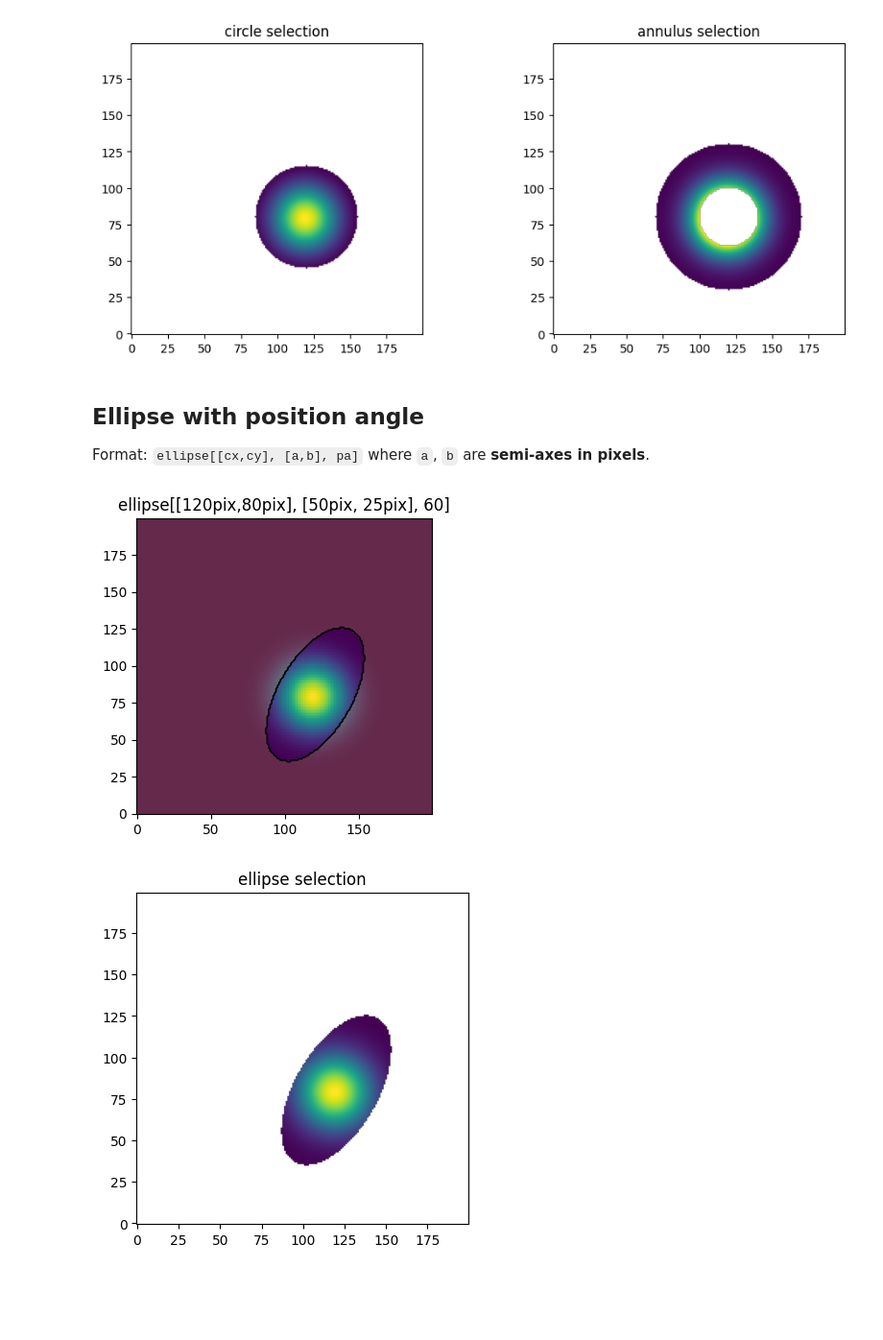
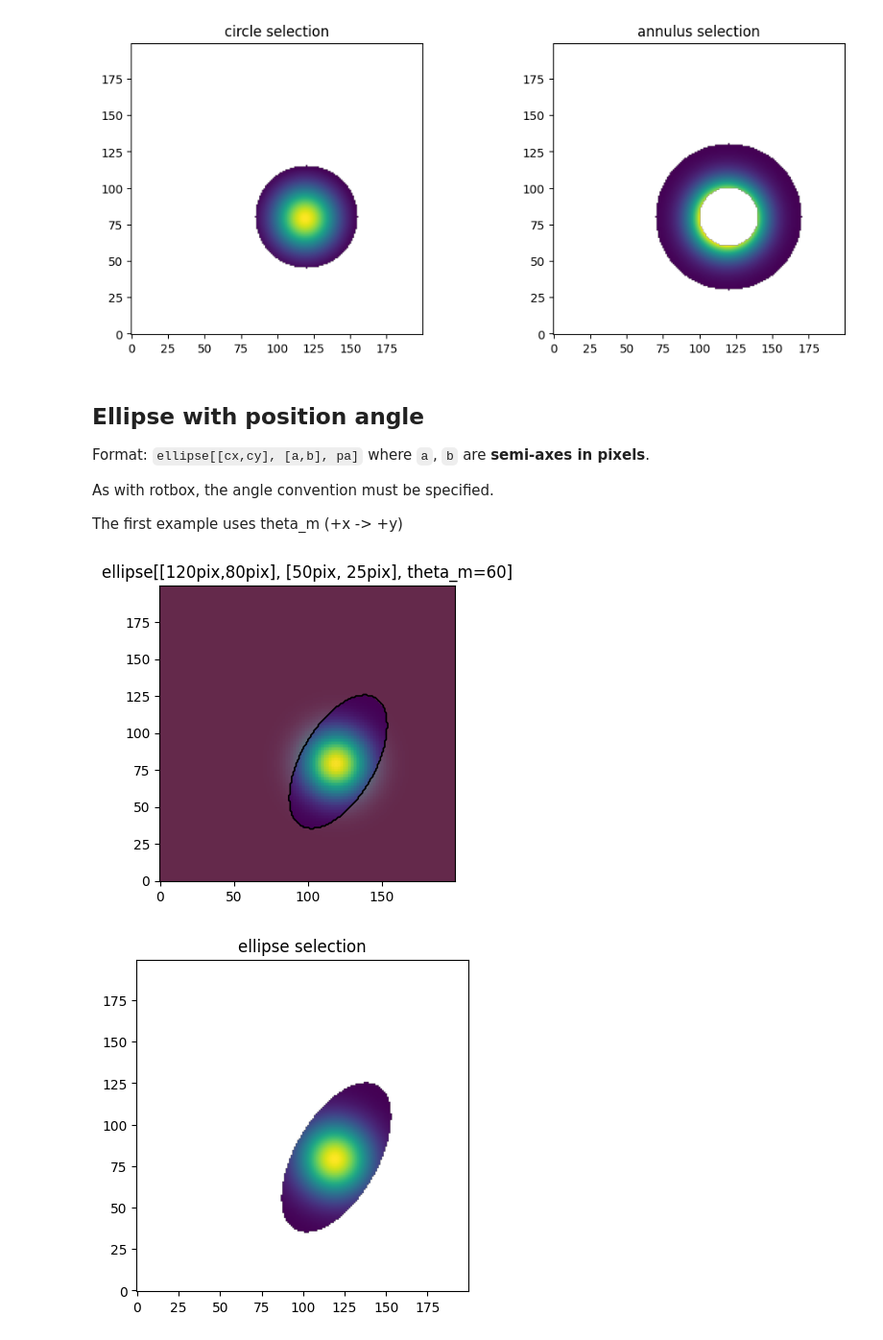
Before and after one commit to casangi/astroviper, a Jupyter notebook: docs/image_selection.ipynb, the cells around one changed output. Shown at 96% size. Cells and saved outputs as stored; diff of their text form; code cells hidden in the pictures; blank space fills up the shorter version.

```diff
--- a/docs/image_selection.ipynb
+++ b/docs/image_selection.ipynb
@@ -257,15 +281,19 @@ plt.show()
 # %% [markdown]
 ## Ellipse with position angle
 Format: `ellipse[[cx,cy], [a,b], pa]` where `a`, `b` are **semi-axes in pixels**.
+
+As with rotbox, the angle convention must be specified.
+
+The first example uses theta_m (+x -> +y)
 # %%
-ellipse = "ellipse[[120pix,80pix], [50pix, 25pix], 60]"  # 60 degrees
+ellipse = "ellipse[[120pix,80pix], [50pix, 25pix], theta_m=60]"  # 60 degrees
 mask_ellipse = select_mask(xda, select=ellipse)
 
 fig, ax = plt.subplots(1, 1, figsize=(5, 4))
 show_mask(ax, xda, mask_ellipse, ellipse)
 plt.show()
 # %% [output]
-[figure, old version]
+[figure, new version]
 # %%
 sel_ellipse = apply_select(xda, select=mask_ellipse)
 
```
Also changed, not shown: parts of 18 cells of this notebook, 2 other files.
